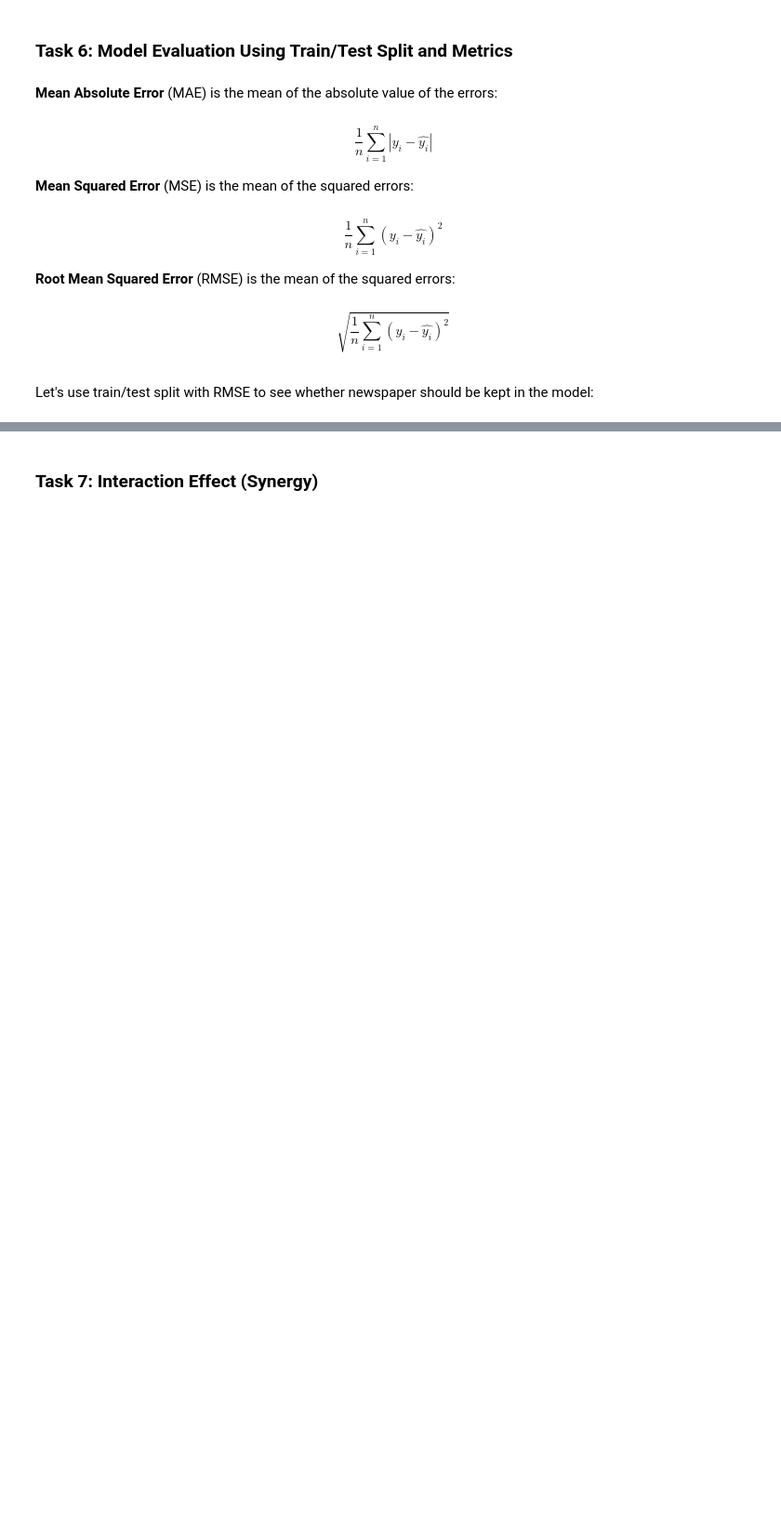
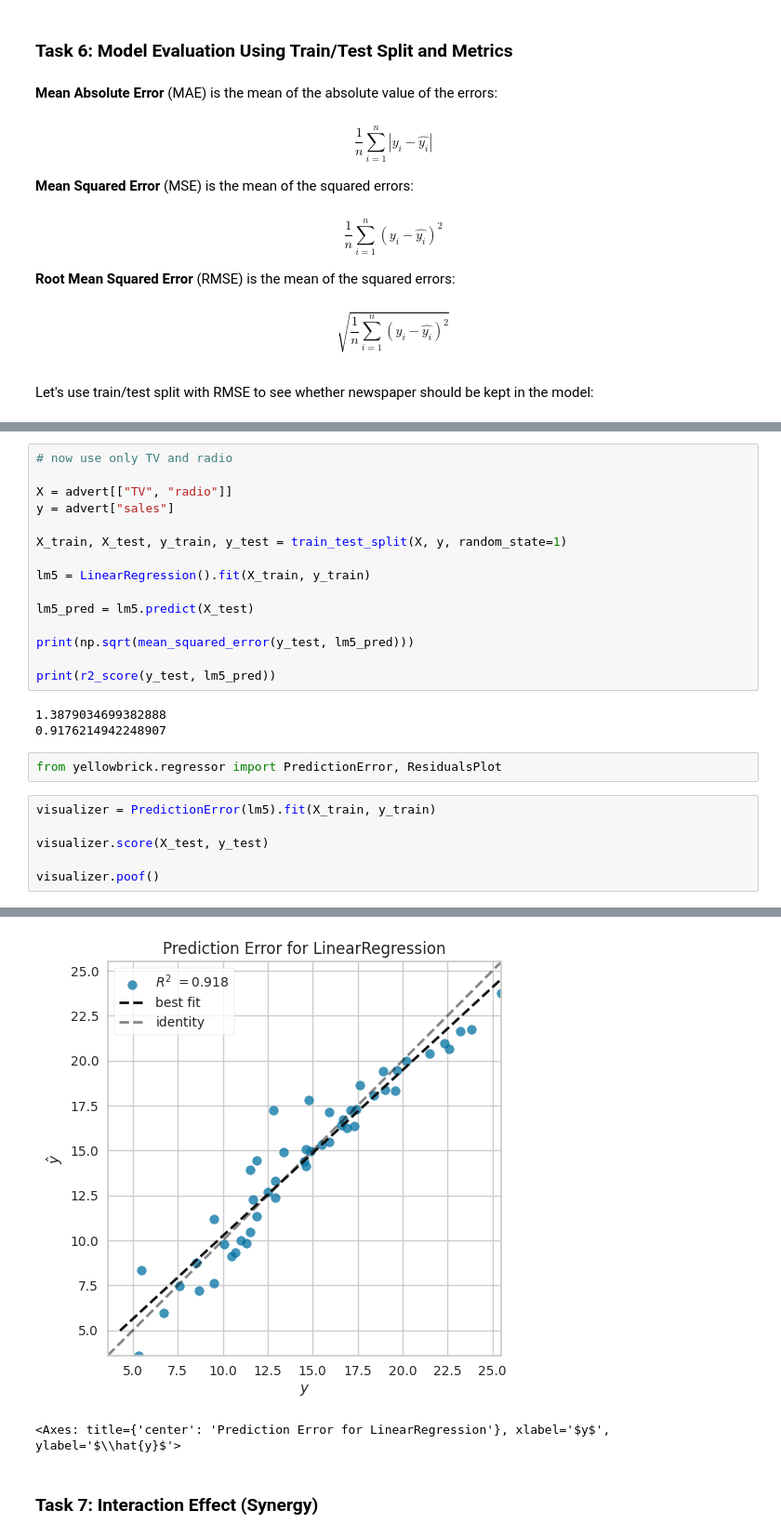
Before and after one commit to Anas-Bahtaoui/Multiple-Linear-Regression-with-scikit-learn, a Jupyter notebook: multiple-linear-regression.ipynb, the cells around one changed output, grey strips where cells are left out. Shown: that part at 93% size. Drawn from its saved outputs; the diff is of its cells as text; blank space fills up the shorter version.

```diff
--- a/multiple-linear-regression.ipynb
+++ b/multiple-linear-regression.ipynb
@@ -78,0 +160,27 @@ Let's use train/test split with RMSE to see whether newspaper should be kept in
+# %%
+# now use only TV and radio
+
+X = advert[["TV", "radio"]]
+y = advert["sales"]
+
+X_train, X_test, y_train, y_test = train_test_split(X, y, random_state=1)
+
+lm5 = LinearRegression().fit(X_train, y_train)
+
+lm5_pred = lm5.predict(X_test)
+
+print(np.sqrt(mean_squared_error(y_test, lm5_pred)))
+
+print(r2_score(y_test, lm5_pred))
+# %% [output]
+1.3879034699382888
+0.9176214942248907
+# %%
+from yellowbrick.regressor import PredictionError, ResidualsPlot
+# %%
+visualizer = PredictionError(lm5).fit(X_train, y_train)
+
+visualizer.score(X_test, y_test)
+
+visualizer.poof()
+# %% [output]
@@ -79,2 +204,4 @@ Let's use train/test split with RMSE to see whether newspaper should be kept in
+[figure, added]
+<Axes: title={'center': 'Prediction Error for LinearRegression'}, xlabel='$y$', ylabel='$\\hat{y}$'>
 # %% [markdown]
 ### Task 7: Interaction Effect (Synergy)
```
Also changed, not shown: parts of 13 cells of this notebook.
